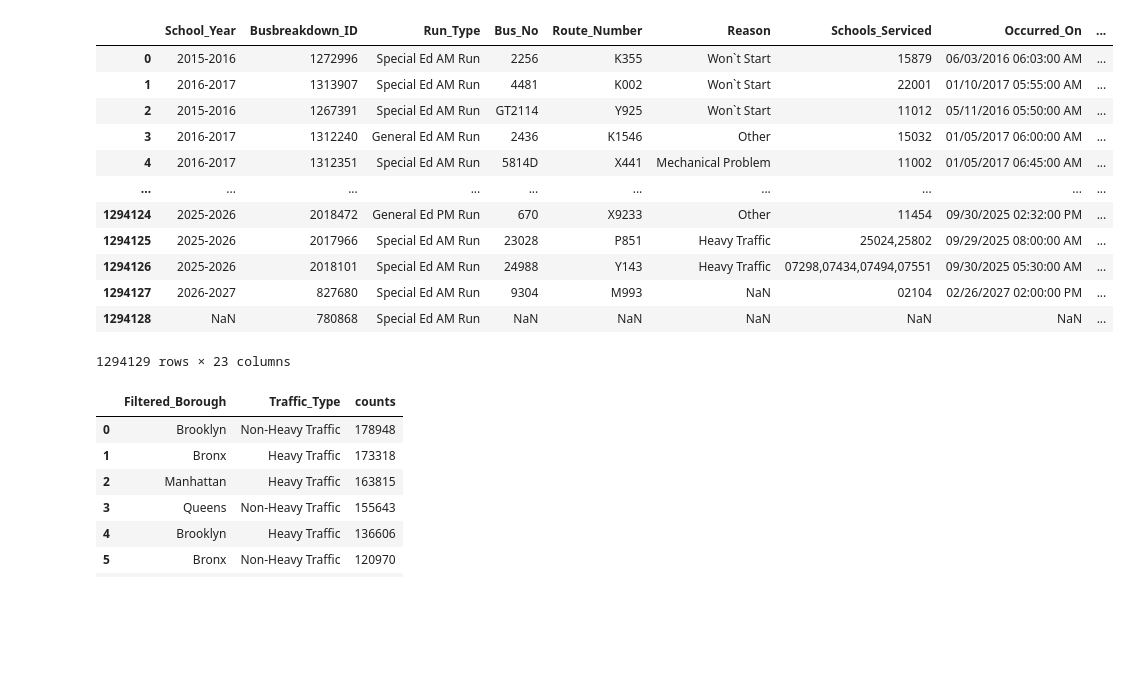
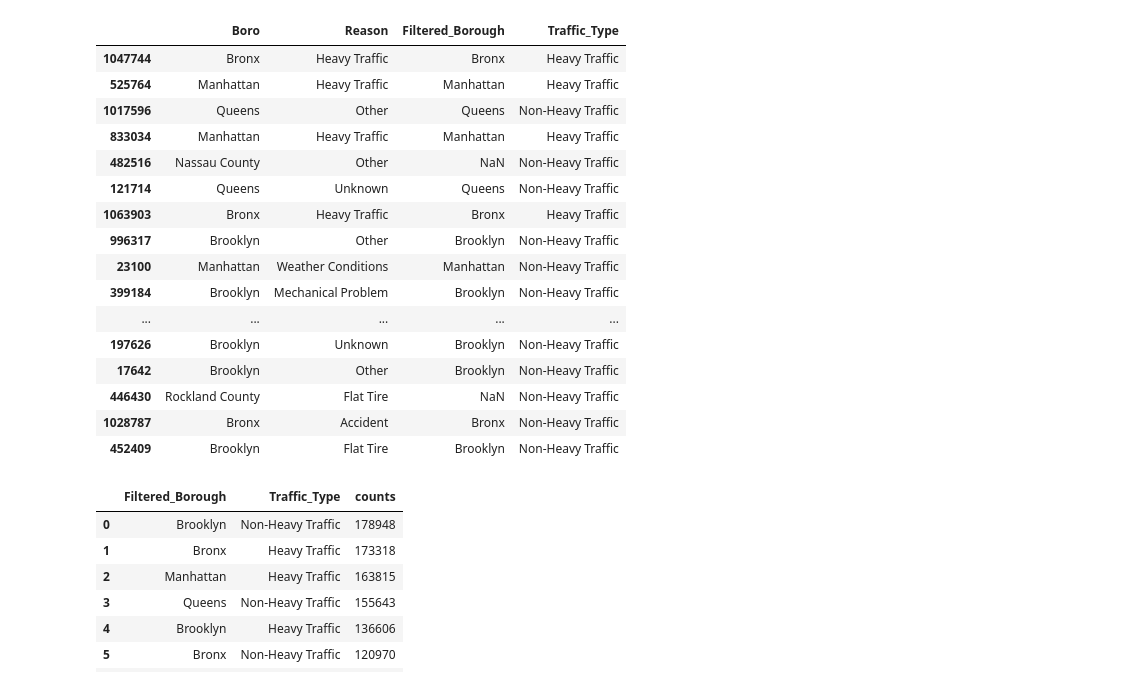
Before and after one commit to samnramos/bus-breakdown-and-delays-data, a Jupyter notebook: bus_breakdown.ipynb, the cells around one changed output. Saved outputs shown, nothing was run; the diff lists cells and outputs as text; code cells hidden in the pictures; blank space fills up the shorter version.

```diff
--- a/bus_breakdown.ipynb
+++ b/bus_breakdown.ipynb
@@ -41,0 +54,3 @@ dtype: object
+# %%
+raw_data['Reason'] = raw_data['Reason'].fillna("Unknown")
+raw_data.sample(20)
@@ -121,5 +157,5 @@ plt.show()
 # %%
 five_Boro = ['Bronx', 'Queens', 'Brooklyn', 'Manhattan', 'Staten Island']
-raw_data['Filtered_Borough'] = raw_data['Boro'].where(raw_data['Boro'].isin(five_Boro))
-raw_data
+aggregated_reason['Filtered_Borough'] = aggregated_reason['Boro'].where(aggregated_reason['Boro'].isin(five_Boro))
+aggregated_reason.sample(20)
 # %% [output]
@@ -218,20 +259,24 @@ plt.show()
 # %%
-raw_data['Traffic_Type'] = raw_data['Reason'].apply(
+aggregated_reason['Traffic_Type'] = aggregated_reason['Reason'].apply(
     lambda x: 'Heavy Traffic' if x == 'Heavy Traffic' else 'Non-Heavy Traffic'
 )
-raw_data
+aggregated_reason.sample(20)
 # %% [output]
-|  | School_Year | Busbreakdown_ID | Run_Type | Bus_No | Route_Number | Reason | Schools_Serviced | Occurred_On | ... |
-| 0 | 2015-2016 | 1272996 | Special Ed AM Run | 2256 | K355 | Won`t Start | 15879 | 06/03/2016 06:03:00 AM | ... |
-| 1 | 2016-2017 | 1313907 | Special Ed AM Run | 4481 | K002 | Won`t Start | 22001 | 01/10/2017 05:55:00 AM | ... |
-| 2 | 2015-2016 | 1267391 | Special Ed AM Run | GT2114 | Y925 | Won`t Start | 11012 | 05/11/2016 05:50:00 AM | ... |
-| 3 | 2016-2017 | 1312240 | General Ed AM Run | 2436 | K1546 | Other | 15032 | 01/05/2017 06:00:00 AM | ... |
-| 4 | 2016-2017 | 1312351 | Special Ed AM Run | 5814D | X441 | Mechanical Problem | 11002 | 01/05/2017 06:45:00 AM | ... |
-| ... | ... | ... | ... | ... | ... | ... | ... | ... | ... |
-| 1294124 | 2025-2026 | 2018472 | General Ed PM Run | 670 | X9233 | Other | 11454 | 09/30/2025 02:32:00 PM | ... |
-| 1294125 | 2025-2026 | 2017966 | Special Ed AM Run | 23028 | P851 | Heavy Traffic | 25024,25802 | 09/29/2025 08:00:00 AM | ... |
-| 1294126 | 2025-2026 | 2018101 | Special Ed AM Run | 24988 | Y143 | Heavy Traffic | 07298,07434,07494,07551 | 09/30/2025 05:30:00 AM | ... |
-| 1294127 | 2026-2027 | 827680 | Special Ed AM Run | 9304 | M993 | NaN | 02104 | 02/26/2027 02:00:00 PM | ... |
-| 1294128 | NaN | 780868 | Special Ed AM Run | NaN | NaN | NaN | NaN | NaN | ... |
+|  | Boro | Reason | Filtered_Borough | Traffic_Type |
+| 1047744 | Bronx | Heavy Traffic | Bronx | Heavy Traffic |
+| 525764 | Manhattan | Heavy Traffic | Manhattan | Heavy Traffic |
+| 1017596 | Queens | Other | Queens | Non-Heavy Traffic |
+| 833034 | Manhattan | Heavy Traffic | Manhattan | Heavy Traffic |
+| 482516 | Nassau County | Other | NaN | Non-Heavy Traffic |
+| 121714 | Queens | Unknown | Queens | Non-Heavy Traffic |
+| 1063903 | Bronx | Heavy Traffic | Bronx | Heavy Traffic |
+| 996317 | Brooklyn | Other | Brooklyn | Non-Heavy Traffic |
+| 23100 | Manhattan | Weather Conditions | Manhattan | Non-Heavy Traffic |
+| 399184 | Brooklyn | Mechanical Problem | Brooklyn | Non-Heavy Traffic |
+| ... | ... | ... | ... | ... |
+| 197626 | Brooklyn | Unknown | Brooklyn | Non-Heavy Traffic |
+| 17642 | Brooklyn | Other | Brooklyn | Non-Heavy Traffic |
+| 446430 | Rockland County | Flat Tire | NaN | Non-Heavy Traffic |
+| 1028787 | Bronx | Accident | Bronx | Non-Heavy Traffic |
+| 452409 | Brooklyn | Flat Tire | Brooklyn | Non-Heavy Traffic |
-1294129 rows × 23 columns
 # %%
```
Also changed, not shown: parts of 22 cells of this notebook.
